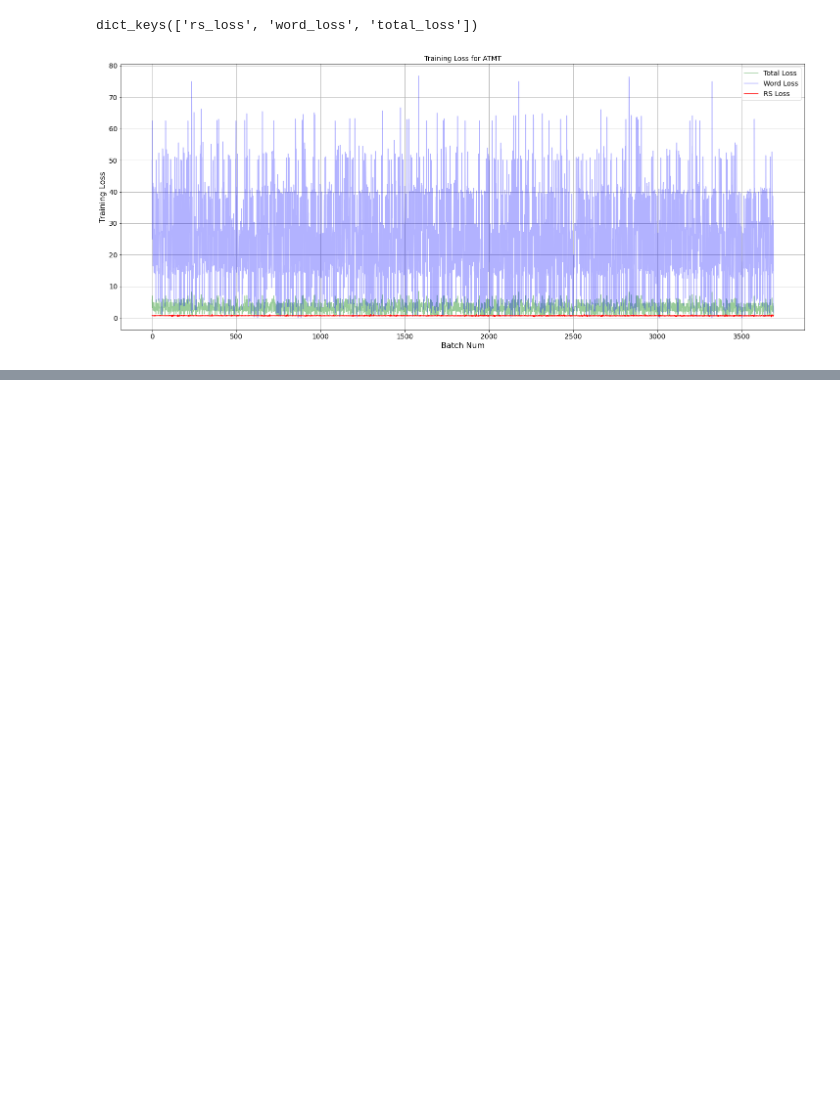
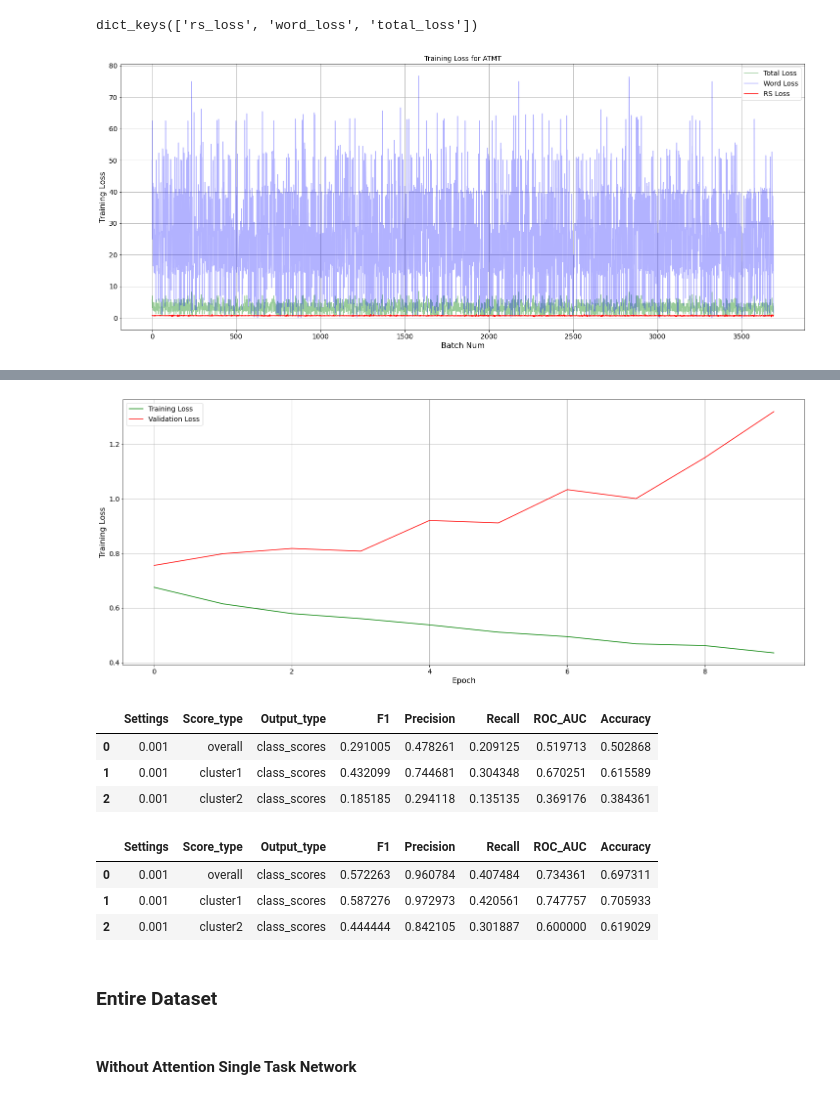
Before and after one commit to karthikshivaram24/Combatting-partisan-homogenization, a Jupyter notebook: model_tester.ipynb, the cells around one changed output, grey strips where cells are left out. Saved outputs shown, nothing was run; the diff lists cells and outputs as text; code cells hidden in the pictures; blank space fills up the shorter version.

```diff
--- a/model_tester.ipynb
+++ b/model_tester.ipynb
@@ -628,0 +774,9 @@ plot_epoch_loss_multi(losees_train_multi_att[(0.001, 0.1)])
+# %%
+metrics_train,metrics_test, losses_train =  run_ssda_cp_st(df=data,
+                                                            cp=(14,44),
+                                                            doc_2_cluster_map=doc_2_cluster_map,
+                                                            learning_rates=[0.001],
+                                                            epochs=10,
+                                                            batch_size=1,
+                                                            single_task=True,
+                                                            with_attention=True)
@@ -628,0 +801,22 @@ plot_epoch_loss_multi(losees_train_multi_att[(0.001, 0.1)])
+# %%
+plot_epoch_loss(losses_train[0.001])
+# %% [output]
+[figure, added]
+# %%
+print_res(metrics_test)
+# %% [output]
+|  | Settings | Score_type | Output_type | F1 | Precision | Recall | ROC_AUC | Accuracy |
+| 0 | 0.001 | overall | class_scores | 0.291005 | 0.478261 | 0.209125 | 0.519713 | 0.502868 |
+| 1 | 0.001 | cluster1 | class_scores | 0.432099 | 0.744681 | 0.304348 | 0.670251 | 0.615589 |
+| 2 | 0.001 | cluster2 | class_scores | 0.185185 | 0.294118 | 0.135135 | 0.369176 | 0.384361 |
+# %%
+print_res(metrics_train)
+# %% [output]
+|  | Settings | Score_type | Output_type | F1 | Precision | Recall | ROC_AUC | Accuracy |
+| 0 | 0.001 | overall | class_scores | 0.572263 | 0.960784 | 0.407484 | 0.734361 | 0.697311 |
+| 1 | 0.001 | cluster1 | class_scores | 0.587276 | 0.972973 | 0.420561 | 0.747757 | 0.705933 |
+| 2 | 0.001 | cluster2 | class_scores | 0.444444 | 0.842105 | 0.301887 | 0.600000 | 0.619029 |
+# %% [markdown]
+### Entire Dataset
+# %% [markdown]
+#### Without Attention Single Task Network
```
Also changed, not shown: parts of 63 cells of this notebook, 4 other files.
